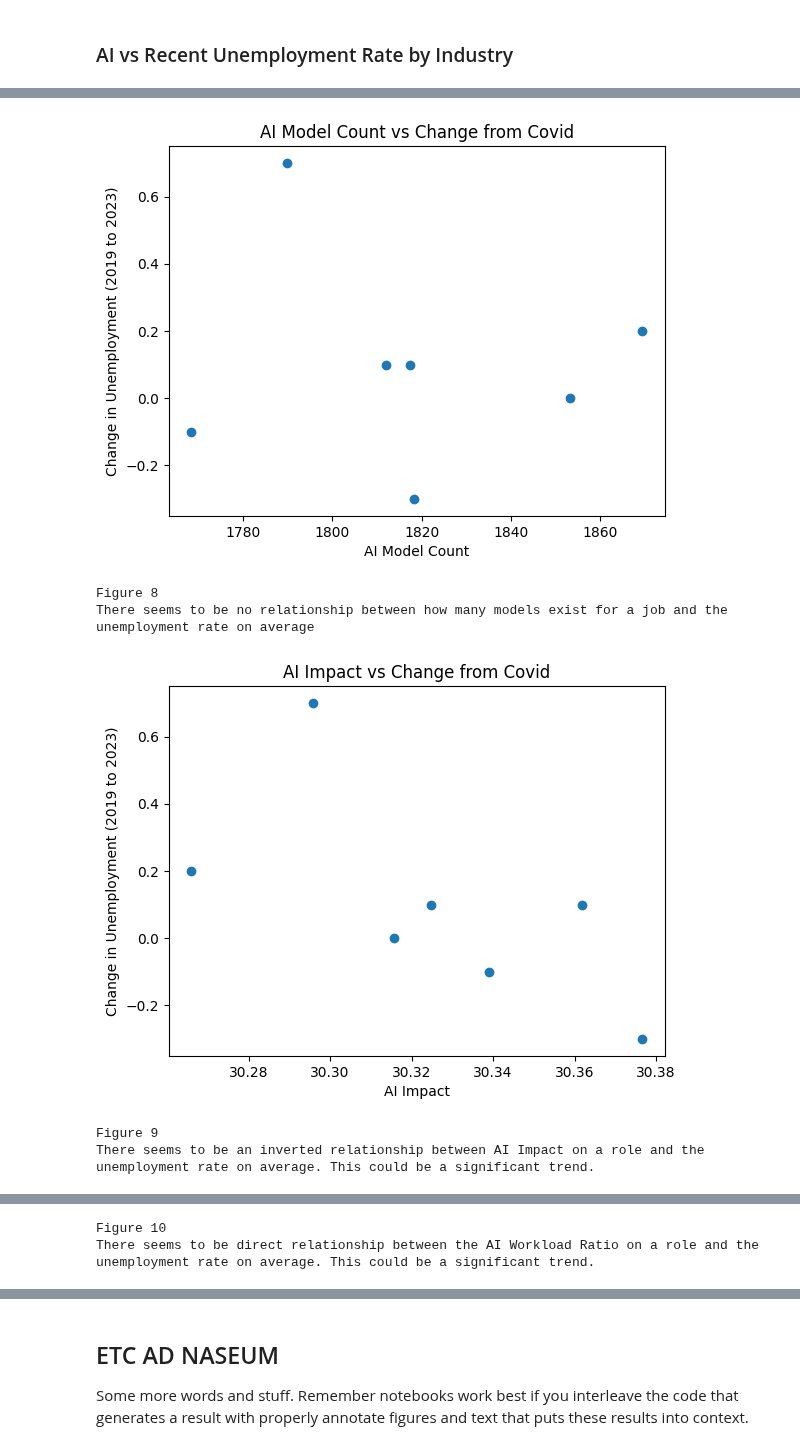
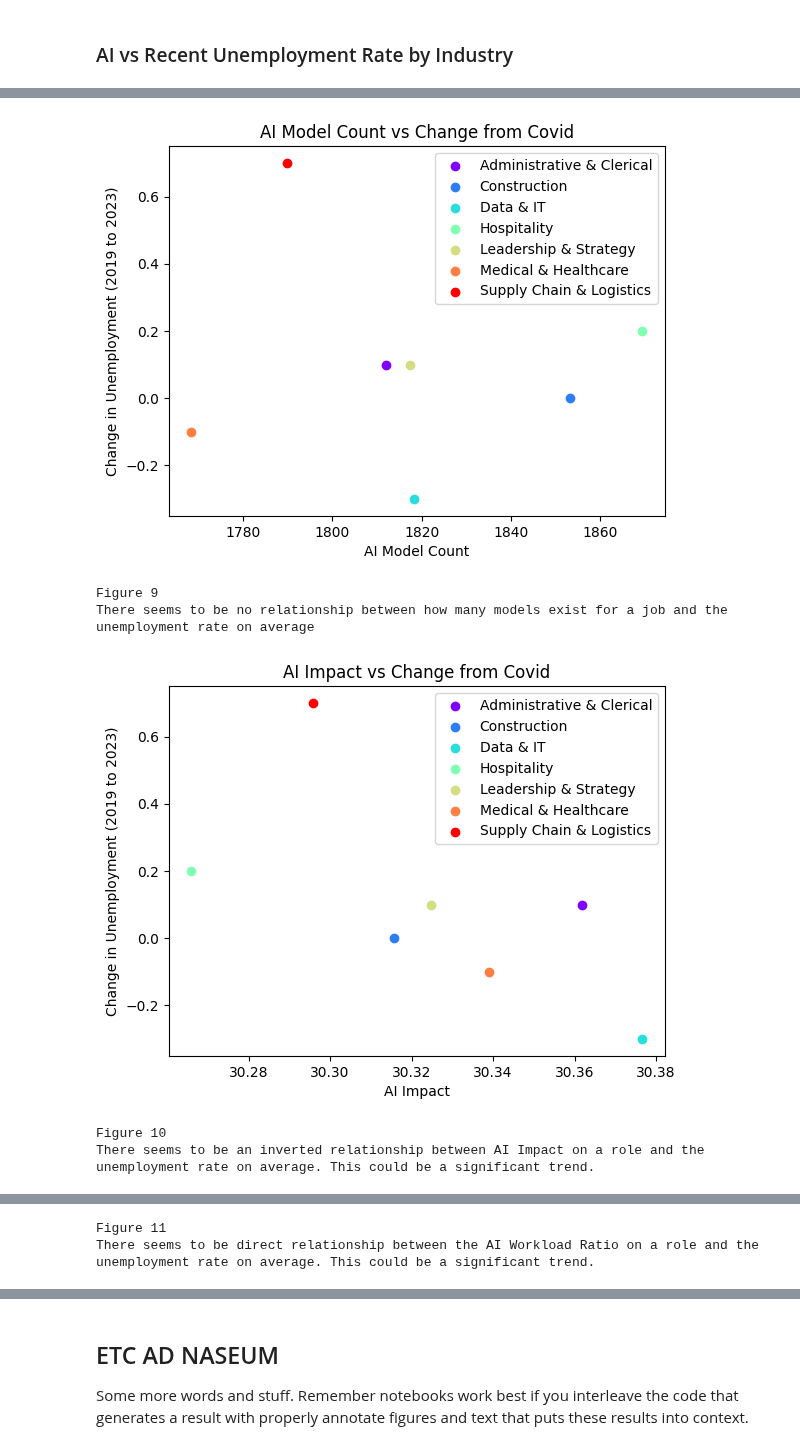
Before and after one commit to arpita-pandey/COGS108_FinalProject, a Jupyter notebook: FinalProject_Group148_WI25.ipynb, the cells around one changed output, grey strips where cells are left out. Cells and saved outputs as stored; diff of their text form; code cells hidden in the pictures.

```diff
--- a/FinalProject_Group148_WI25.ipynb
+++ b/FinalProject_Group148_WI25.ipynb
@@ -370,39 +389,58 @@ This seems to reveal trends toward industries that are more lucrative in general
 | Medical & Healthcare | 30.339019 | 388.279318 | 1768.356077 | 0.204243 | 0.108742 | 5.8 | 5.6 | 5.6 | ... |
 | Supply Chain & Logistics | 30.295745 | 394.189362 | 1789.821277 | 0.206446 | 0.121277 | 7.9 | 8.1 | 6.9 | ... |
 # %%
+colors = plt.cm.rainbow(np.linspace(0, 1, len(test.index)))
+
 test = Complete.drop(columns=["Job titiles"]).groupby("Domain").mean()
-plt.scatter(test['AI models'], test['DiffCovid'])
+for i, domain in enumerate(test.index):
+    plt.scatter(test.loc[domain, 'AI models'], test.loc[domain, 'DiffCovid'], color=colors[i], label=domain)
+plt.legend()
 plt.title('AI Model Count vs Change from Covid')
 plt.xlabel('AI Model Count')
 plt.ylabel('Change in Unemployment (2019 to 2023)')
-
 plt.show()
 print("Figure 9")
 print("There seems to be no relationship between how many models exist for a job and the unemployment rate on average")
 
 
-
 test = Complete.drop(columns=["Job titiles"]).groupby("Domain").mean()
-plt.scatter(test['AI Impact'], test['DiffCovid'])
+for i, domain in enumerate(test.index):
+    plt.scatter(test.loc[domain, 'AI Impact'], test.loc[domain, 'DiffCovid'], color=colors[i], label=domain)
+plt.legend()
 plt.title('AI Impact vs Change from Covid')
 plt.xlabel('AI Impact')
 plt.ylabel('Change in Unemployment (2019 to 2023)')
 plt.show()
 print("Figure 10")
 print("There seems to be an inverted relationship between AI Impact on a role and the unemployment rate on average. This could be a significant trend.")
 
+
 test = Complete.drop(columns=["Job titiles"]).groupby("Domain").mean()
-plt.scatter(test['AI_Workload_Ratio'], test['DiffCovid'])
+for i, domain in enumerate(test.index):
+    plt.scatter(test.loc[domain, 'AI_Workload_Ratio'], test.loc[domain, 'DiffCovid'], color=colors[i], label=domain)
+plt.legend()
 plt.title('AI_Workload_Ratio vs Change from Covid')
 plt.xlabel('AI Workload Ratio')
 plt.ylabel('Change in Unemployment (2019 to 2023)')
 plt.show()
 print("Figure 11")
 print("There seems to be direct relationship between the AI Workload Ratio on a role and the unemployment rate on average. This could be a significant trend.")
+
+
+agg = Complete.drop(columns=["Job titiles"]).groupby("Domain").mean()
+for i, domain in enumerate(test.index):
+    plt.scatter(test.loc[domain, 'AI Impact'], test.loc[domain, 2023.0], color=colors[i], label=domain)
+plt.legend()
+plt.title('AI Impact vs Unemployment Rate in 2023')
+plt.xlabel('Aveage AI Impact')
+plt.ylabel('Unemployment rate in 2023')
+plt.show()
+print("12")
+print("There seems to be an inverted correlation between AI impact and the actual unemployment rate")
 # %% [output]
-[figure, old version]
+[figure, new version]
-Figure 8
+Figure 9
 There seems to be no relationship between how many models exist for a job and the unemployment rate on average
-[figure, old version]
+[figure, new version]
-Figure 9
+Figure 10
 There seems to be an inverted relationship between AI Impact on a role and the unemployment rate on average. This could be a significant trend.
@@ -410,2 +448,2 @@ There seems to be an inverted relationship between AI Impact on a role and the u
-Figure 10
+Figure 11
 There seems to be direct relationship between the AI Workload Ratio on a role and the unemployment rate on average. This could be a significant trend.
```
Also changed, not shown: parts of 3 cells of this notebook.
